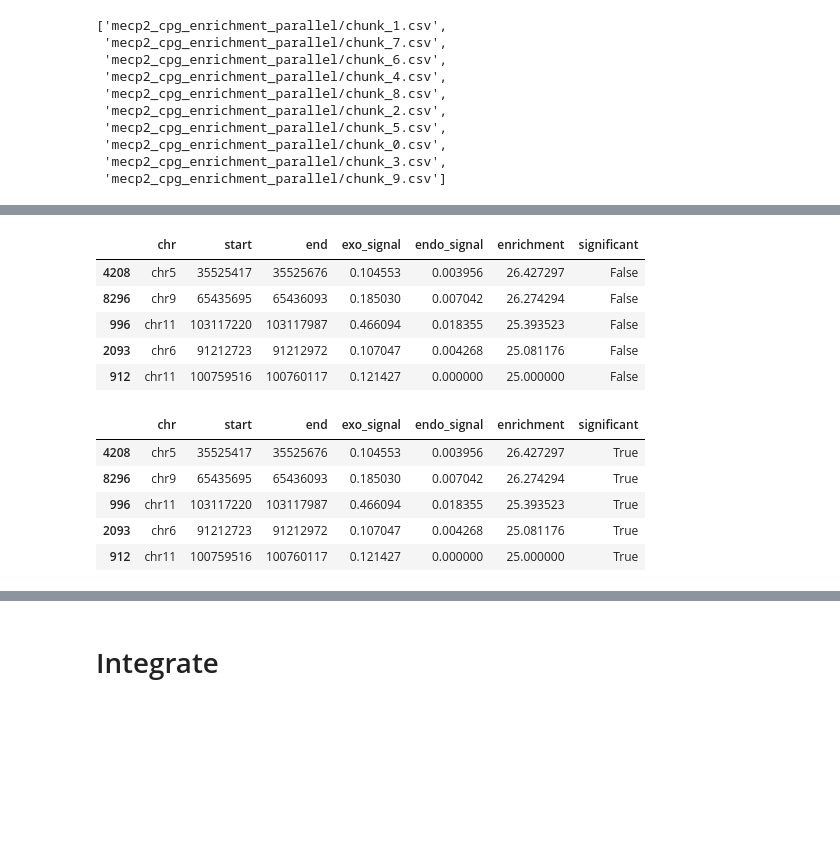
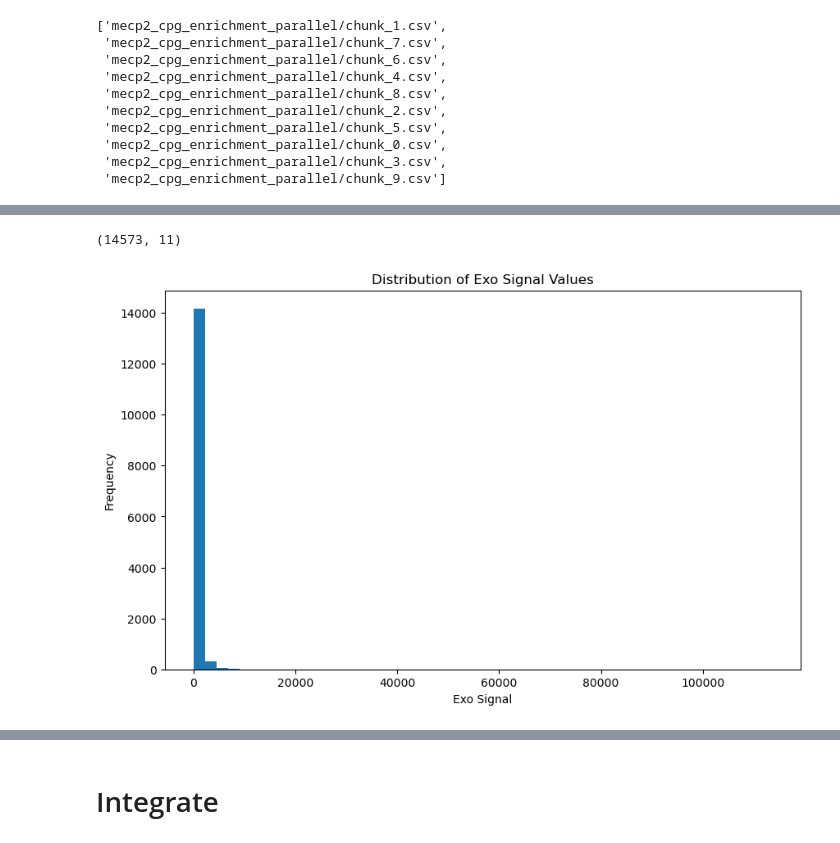
Before and after one commit to michal7kw/SRF_MeCP2_CUTandTAG, a Jupyter notebook: iterative_alternative/analyze_mecp2_cpg_enrichment/analyze_cpg_enrichment.ipynb, the cells around one changed output, grey strips where cells are left out. Saved outputs shown, nothing was run; the diff lists cells and outputs as text; code cells hidden in the pictures; blank space fills up the shorter version.

```diff
--- a/iterative_alternative/analyze_mecp2_cpg_enrichment/analyze_cpg_enrichment.ipynb
+++ b/iterative_alternative/analyze_mecp2_cpg_enrichment/analyze_cpg_enrichment.ipynb
@@ -122,4 +108,0 @@ plt.show()
-# %%
-df_parallel.loc[df_parallel['enrichment'] == float('inf'), 'enrichment'] = 25
-# %%
-df_parallel = df_parallel[df_parallel['exo_signal'] > 0.1]
@@ -135,23 +109,4 @@ plt.show()
-# %%
-df_parallel = df_parallel.sort_values('enrichment', ascending=False)
-df_parallel.head()
-# %% [output]
-|  | chr | start | end | exo_signal | endo_signal | enrichment | significant |
-| 4208 | chr5 | 35525417 | 35525676 | 0.104553 | 0.003956 | 26.427297 | False |
-| 8296 | chr9 | 65435695 | 65436093 | 0.185030 | 0.007042 | 26.274294 | False |
-| 996 | chr11 | 103117220 | 103117987 | 0.466094 | 0.018355 | 25.393523 | False |
-| 2093 | chr6 | 91212723 | 91212972 | 0.107047 | 0.004268 | 25.081176 | False |
-| 912 | chr11 | 100759516 | 100760117 | 0.121427 | 0.000000 | 25.000000 | False |
 # %%
 df_parallel['significant'] = True
-# %%
-df_parallel.head()
-# %% [output]
-|  | chr | start | end | exo_signal | endo_signal | enrichment | significant |
-| 4208 | chr5 | 35525417 | 35525676 | 0.104553 | 0.003956 | 26.427297 | True |
-| 8296 | chr9 | 65435695 | 65436093 | 0.185030 | 0.007042 | 26.274294 | True |
-| 996 | chr11 | 103117220 | 103117987 | 0.466094 | 0.018355 | 25.393523 | True |
-| 2093 | chr6 | 91212723 | 91212972 | 0.107047 | 0.004268 | 25.081176 | True |
-| 912 | chr11 | 100759516 | 100760117 | 0.121427 | 0.000000 | 25.000000 | True |
 # %%
 df_parallel.to_csv('mecp2_cpg_enrichment_parallel/mecp2_cpg_enrichment_parallel.csv', index=False)
@@ -157,0 +115,14 @@ df_parallel.to_csv('mecp2_cpg_enrichment_parallel/mecp2_cpg_enrichment_parallel.
+# %%
+df_both = df_parallel[df_parallel['binding_type'] == "both"]
+df_both.shape
+# %% [output]
+(14573, 11)
+# %%
+plt.figure(figsize=(10,6))
+plt.hist(df_both['exo_signal'], bins=50)
+plt.xlabel('Exo Signal')
+plt.ylabel('Frequency')
+plt.title('Distribution of Exo Signal Values')
+plt.show()
+# %% [output]
+[figure, added]
```
Also changed, not shown: parts of 12 cells of this notebook, 23 other files.
